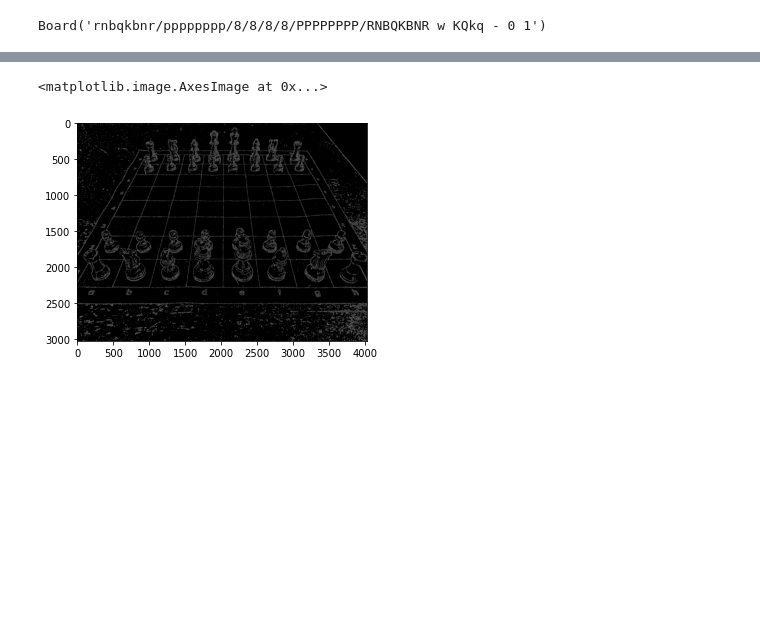
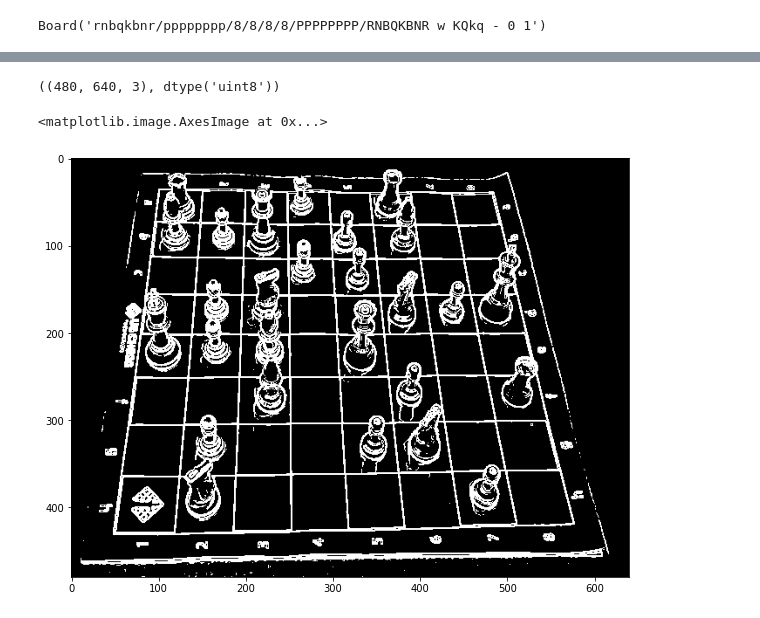
Before and after one commit to tniyer2/chess_image_detection, a Jupyter notebook: chess_detection.ipynb, the cells around one changed output, grey strips where cells are left out. Drawn from its saved outputs; the diff is of its cells as text; code cells hidden in the pictures; blank space fills up the shorter version.

```diff
--- a/chess_detection.ipynb
+++ b/chess_detection.ipynb
@@ -71,7 +71,8 @@ board
 # %% [output]
 Board('rnbqkbnr/pppppppp/8/8/8/8/PPPPPPPP/RNBQKBNR w KQkq - 0 1')
 # %%
-im = io.imread('chess_board_images/starting_chess_position_1.jpeg')
+im = io.imread('chess_board_images/chess_position_1.jpg')
+im = cv2.resize(im, (640, 480))
 plt.imshow(im)
 # %% [output]
 <matplotlib.image.AxesImage at 0x...>
@@ -79,11 +95,16 @@ plt.imshow(im)
+# %%
+im.shape, im.dtype
+# %% [output]
+((480, 640, 3), dtype('uint8'))
 # %%
 gray = color.rgb2gray(im)
-edges = feature.canny(gray, 0.025)
-thresh = edges > 0.1
-plt.imshow(thresh)
+#edges = feature.canny(gray)
+#thresh = edges > 0.1
+edges = filters.sobel(ndi.gaussian_filter(gray, 0.5)) > 0.05
+plt.imshow(edges)
 # %% [output]
 <matplotlib.image.AxesImage at 0x...>
-[figure, old version]
+[figure, new version]
 # %%
 hough, angles, distances = transform.hough_line(edges)
 peak_vals, angles2, distance2 = transform.hough_line_peaks(hough, angles, distances)
```
Also changed, not shown: parts of 6 cells of this notebook.
